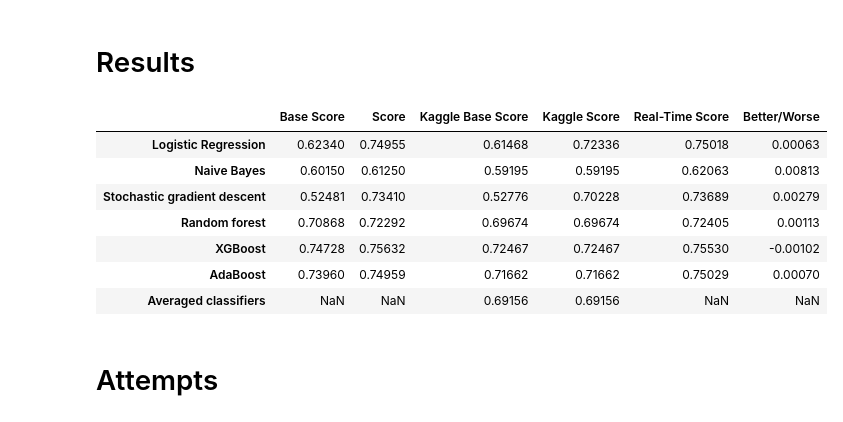
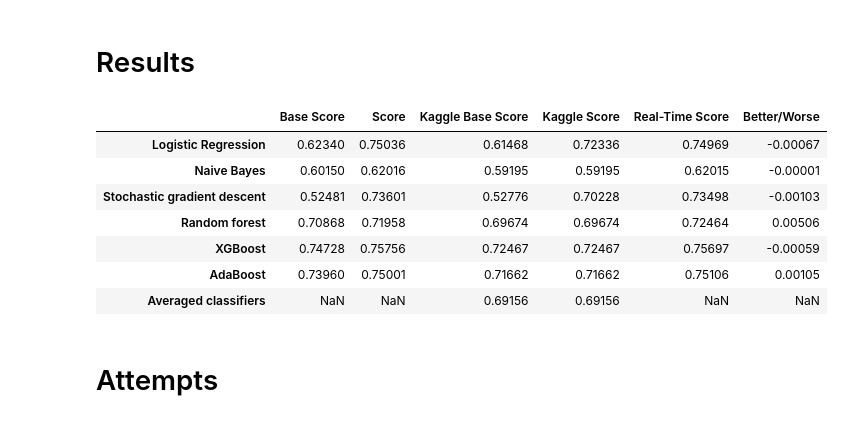
Before and after one commit to Gedas-LT/kaggle-home-credit, a Jupyter notebook: notebook.ipynb, the cells around one changed output. Cells and saved outputs as stored; diff of their text form; code cells hidden in the pictures.

```diff
--- a/notebook.ipynb
+++ b/notebook.ipynb
@@ -485,0 +510,6 @@ Average credit amount of male client: 611095.0
+# %%
+application_train["DAYS_EMPLOYED"] = np.where((application_train["DAYS_EMPLOYED"] > 0), 0, application_train["DAYS_EMPLOYED"])
+application_test["DAYS_EMPLOYED"] = np.where((application_test["DAYS_EMPLOYED"] > 0), 0, application_test["DAYS_EMPLOYED"])
+
+application_train["DAYS_EMPLOYED"] = application_train["DAYS_EMPLOYED"] * -1
+application_test["DAYS_EMPLOYED"] = application_test["DAYS_EMPLOYED"] * -1
@@ -604,3 +602,8 @@ sns.scatterplot(data=occupation, x="TARGET_RATIO", y="INCOME_VS_CREDIT")
+# %%
+credit_prolonged = bureau.groupby("SK_ID_CURR")["CNT_CREDIT_PROLONG"].count().reset_index()
+
+application_train = pd.merge(application_train, credit_prolonged, on="SK_ID_CURR", how="left").fillna(0)
+application_test = pd.merge(application_test, credit_prolonged, on="SK_ID_CURR", how="left").fillna(0)
 # %% [markdown]
 # Main models
 # %%
@@ -809,12 +812,12 @@ xgboost_base_score = 0.74728
 ada_base_score = 0.7396
 avg_base_score = None
 
-log_score = 0.74955
-nb_score = 0.61250
-sgd_score = 0.73410
-forest_score = 0.72292
-xgboost_score = 0.75632
-ada_score = 0.74959
+log_score = 0.75036
+nb_score = 0.62016
+sgd_score = 0.73601
+forest_score = 0.71958
+xgboost_score = 0.75756
+ada_score = 0.75001
 avg_score = None
 
 kaggle_base_log_score = 0.61468
@@ -822,39 +825,39 @@ kaggle_base_nb_score = 0.59195
 kaggle_base_sgd_score = 0.52776
 kaggle_base_forest_score = 0.69674
 kaggle_base_xgboost_score = 0.72467
 kaggle_base_ada_score = 0.71662
 kaggle_base_avg_score = 0.69156
 
 kaggle_log_score = 0.72336
 kaggle_nb_score = 0.59195
 kaggle_sgd_score = 0.70228
 kaggle_forest_score = 0.69674
 kaggle_xgboost_score = 0.72467
 kaggle_ada_score = 0.71662
 kaggle_avg_score = 0.69156
 
 scores_table = pd.DataFrame({"Base Score": [log_base_score, nb_base_score, sgd_base_score, forest_base_score, xgboost_base_score, ada_base_score, avg_base_score],
                              "Score": [log_score, nb_score, sgd_score, forest_score, xgboost_score, ada_score, avg_score],
                              "Kaggle Base Score": [kaggle_base_log_score, kaggle_base_nb_score, kaggle_base_sgd_score, kaggle_base_forest_score,
                                                    kaggle_base_xgboost_score, kaggle_base_ada_score, kaggle_base_avg_score],
                              "Kaggle Score": [kaggle_log_score, kaggle_nb_score, kaggle_sgd_score, kaggle_forest_score, kaggle_xgboost_score, kaggle_ada_score, kaggle_avg_score],
                              "Real-Time Score": [log_score_rt, nb_score_rt, sgd_score_rt, forest_score_rt, xgboost_score_rt, ada_score_rt, None],
                              "Better/Worse": [log_score_rt - log_score, nb_score_rt - nb_score, sgd_score_rt - sgd_score,
                                               forest_score_rt - forest_score, xgboost_score_rt - xgboost_score, ada_score_rt - ada_score, None]
                              }
                             ).set_axis(
                                  ["Logistic Regression", "Naive Bayes", "Stochastic gradient descent", "Random forest", "XGBoost", "AdaBoost", "Averaged classifiers"], axis="index"
                                  )
 
 scores_table
 # %% [output]
 |  | Base Score | Score | Kaggle Base Score | Kaggle Score | Real-Time Score | Better/Worse |
-| Logistic Regression | 0.62340 | 0.74955 | 0.61468 | 0.72336 | 0.75018 | 0.00063 |
-| Naive Bayes | 0.60150 | 0.61250 | 0.59195 | 0.59195 | 0.62063 | 0.00813 |
-| Stochastic gradient descent | 0.52481 | 0.73410 | 0.52776 | 0.70228 | 0.73689 | 0.00279 |
-| Random forest | 0.70868 | 0.72292 | 0.69674 | 0.69674 | 0.72405 | 0.00113 |
-| XGBoost | 0.74728 | 0.75632 | 0.72467 | 0.72467 | 0.75530 | -0.00102 |
-| AdaBoost | 0.73960 | 0.74959 | 0.71662 | 0.71662 | 0.75029 | 0.00070 |
+| Logistic Regression | 0.62340 | 0.75036 | 0.61468 | 0.72336 | 0.74969 | -0.00067 |
+| Naive Bayes | 0.60150 | 0.62016 | 0.59195 | 0.59195 | 0.62015 | -0.00001 |
+| Stochastic gradient descent | 0.52481 | 0.73601 | 0.52776 | 0.70228 | 0.73498 | -0.00103 |
+| Random forest | 0.70868 | 0.71958 | 0.69674 | 0.69674 | 0.72464 | 0.00506 |
+| XGBoost | 0.74728 | 0.75756 | 0.72467 | 0.72467 | 0.75697 | -0.00059 |
+| AdaBoost | 0.73960 | 0.75001 | 0.71662 | 0.71662 | 0.75106 | 0.00105 |
 | Averaged classifiers | NaN | NaN | 0.69156 | 0.69156 | NaN | NaN |
 # %% [markdown]
 # Attempts
```
Also changed, not shown: parts of 34 cells of this notebook.
